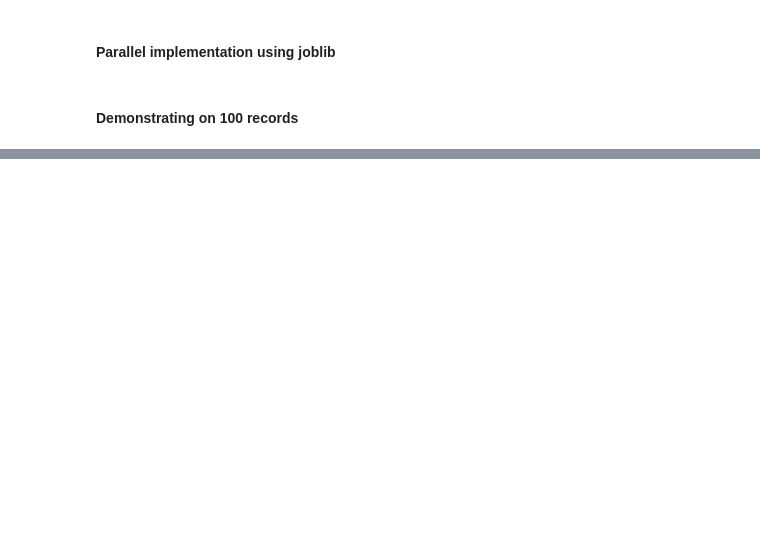
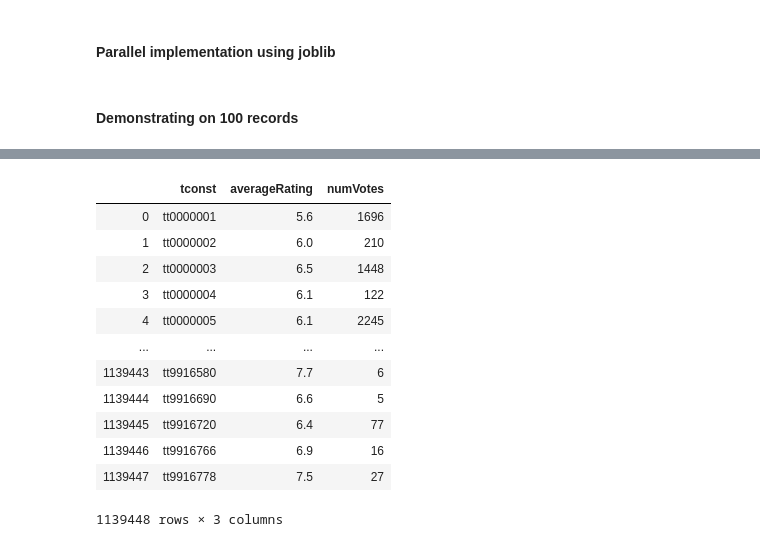
Before and after one commit to kedarbartake98/IMDB_movie_rating_prediction, a Jupyter notebook: notebooks/Initial data processing.ipynb, the cells around one changed output, grey strips where cells are left out. Drawn from its saved outputs; the diff is of its cells as text; code cells hidden in the pictures; blank space fills up the shorter version.

```diff
--- a/notebooks/Initial data processing.ipynb
+++ b/notebooks/Initial data processing.ipynb
@@ -502,0 +542,18 @@ index
+# %%
+title_ratings = pd.read_csv(os.path.join(DATA_DIR, 'title.ratings.tsv'), sep='\t')
+title_ratings = process_null_values(title_ratings)
+title_ratings
+# %% [output]
+|  | tconst | averageRating | numVotes |
+| 0 | tt0000001 | 5.6 | 1696 |
+| 1 | tt0000002 | 6.0 | 210 |
+| 2 | tt0000003 | 6.5 | 1448 |
+| 3 | tt0000004 | 6.1 | 122 |
+| 4 | tt0000005 | 6.1 | 2245 |
+| ... | ... | ... | ... |
+| 1139443 | tt9916580 | 7.7 | 6 |
+| 1139444 | tt9916690 | 6.6 | 5 |
+| 1139445 | tt9916720 | 6.4 | 77 |
+| 1139446 | tt9916766 | 6.9 | 16 |
+| 1139447 | tt9916778 | 7.5 | 27 |
+1139448 rows × 3 columns
```
Also changed, not shown: parts of 16 cells of this notebook.
